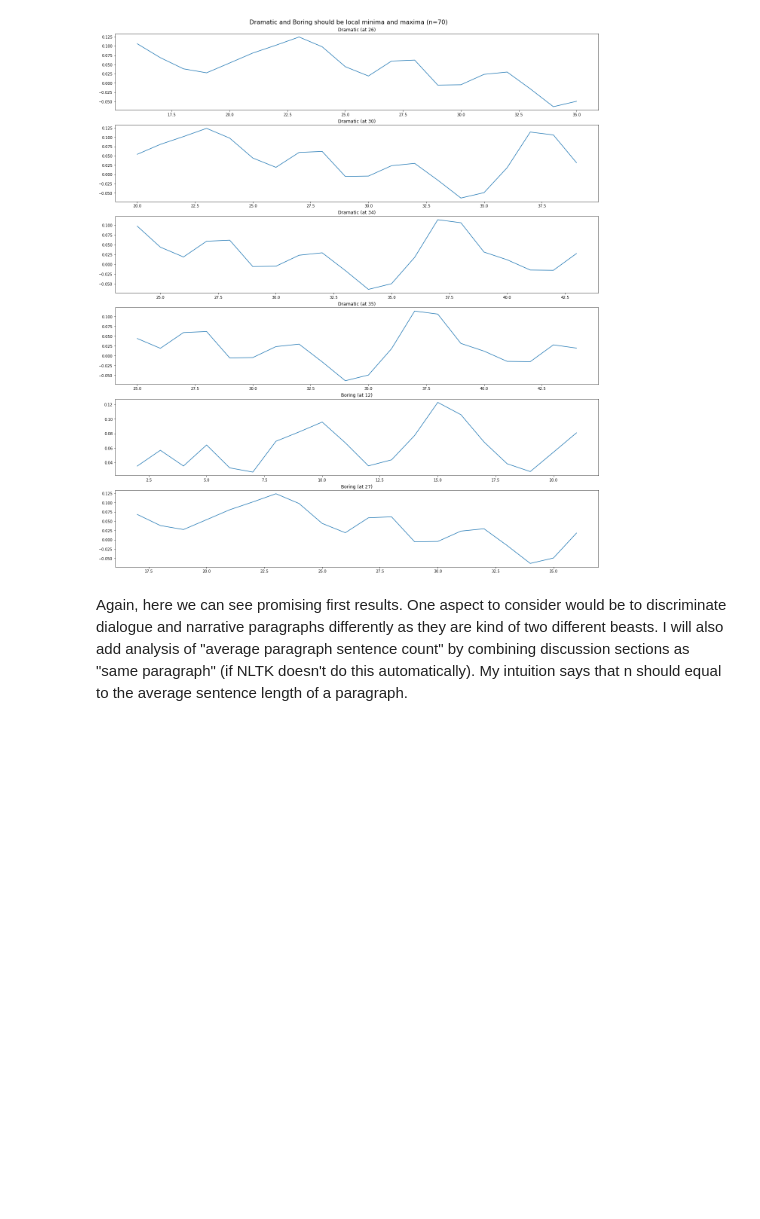
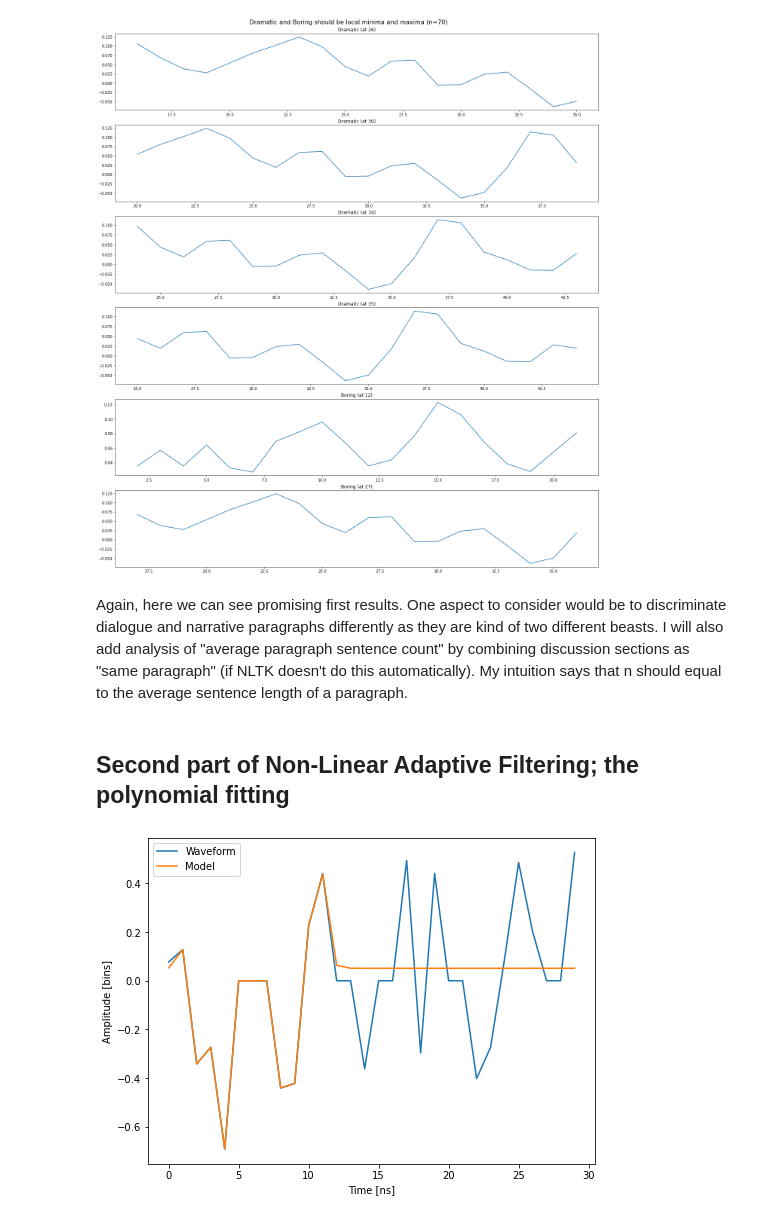
Before and after one commit to AhtiAhde/AnnotoolAFA, a Jupyter notebook: notebooks/Analytics.ipynb, the cells around one changed output. Drawn from its saved outputs; the diff is of its cells as text; code cells hidden in the pictures; blank space fills up the shorter version.

```diff
--- a/notebooks/Analytics.ipynb
+++ b/notebooks/Analytics.ipynb
@@ -588,3 +588,41 @@ Dramatic segment:  35 34
 Again, here we can see promising first results. One aspect to consider would be to discriminate dialogue and narrative paragraphs differently as they are kind of two different beasts. I will also add analysis of "average paragraph sentence count" by combining discussion sections as "same paragraph" (if NLTK doesn't do this automatically). My intuition says that n should equal to the average sentence length of a paragraph.
 # %%
 # read this: https://iopscience.iop.org/article/10.1088/1742-5468/2009/02/P02066/pdf
+# %% [markdown]
+## Second part of Non-Linear Adaptive Filtering; the polynomial fitting
+# %%
+import numpy as np
+import matplotlib.pyplot as plt
+
+from scipy.optimize import leastsq
+
+
+def model(t, coeffs):
+    return coeffs[0] + \
+           coeffs[1] * np.exp(-((t-coeffs[2])/coeffs[3])**2) + \
+           coeffs[4] * np.exp(-((t-coeffs[5])/coeffs[6])**2) + \
+           coeffs[7] * np.exp(-((t-coeffs[8])/coeffs[9])**2) + \
+           coeffs[10] * np.exp(-((t-coeffs[11])/coeffs[12])**2) + \
+           coeffs[13] * np.exp(-((t-coeffs[14])/coeffs[15])**2) + \
+           coeffs[16] * np.exp(-((t-coeffs[17])/coeffs[18])**2) + \
+           coeffs[19] * np.exp(-((t-coeffs[20])/coeffs[21])**2) + \
+           coeffs[22] * np.exp(-((t-coeffs[23])/coeffs[24])**2) + \
+           coeffs[25] * np.exp(-((t-coeffs[26])/coeffs[27])**2)
+
+
+def residuals(coeffs, y, t):
+    return y - model(t, coeffs)
+
+data = timeline[370:400]
+t = np.arange(len(data))
+x0 = np.array([1, 0, 1, 1, 1, 1, 1, 0, -1, -1, 0, 0, 1, 0, 1, 1, 1, 1, 1, 0, -1, -1, 0, 0, 1, 0, 1, 1], dtype=float)
+x, flag = leastsq(residuals, x0, args=(data, t), maxfev=120000)
+
+fig, ax = plt.subplots(figsize=(8, 6))
+plt.plot(t, data, t, model(t, x))
+plt.xlabel('Time [ns]')
+plt.ylabel('Amplitude [bins]')
+plt.legend(['Waveform', 'Model'])
+plt.show()
+# %% [output]
+[figure, added]
```
Also changed, not shown: parts of 1 cell of this notebook, 2 other files.
